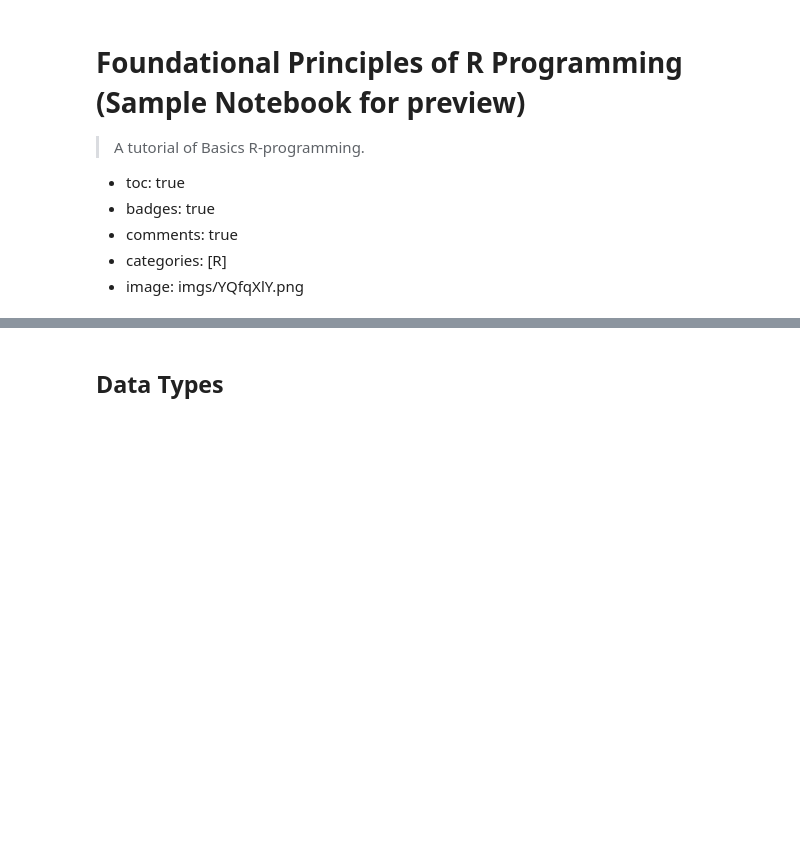
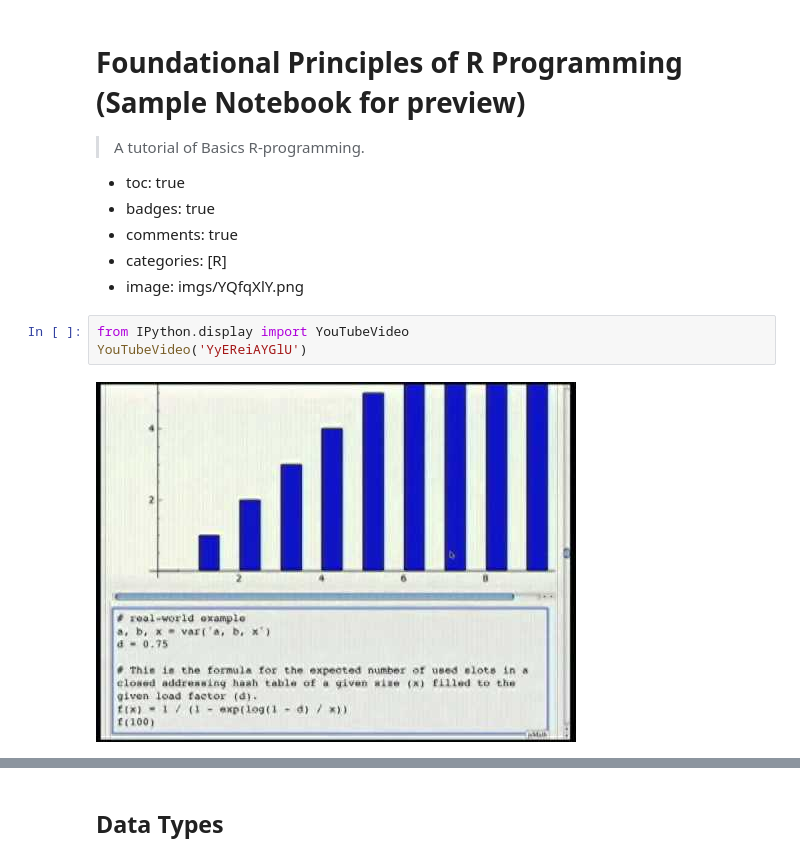
Before and after one commit to sumendar/endtoendprojects_old, a Jupyter notebook: _notebooks/2022-02-20-Notebook.ipynb, the cells around one changed output, grey strips where cells are left out. Cells and saved outputs as stored; diff of their text form; blank space fills up the shorter version.

```diff
--- a/_notebooks/2022-02-20-Notebook.ipynb
+++ b/_notebooks/2022-02-20-Notebook.ipynb
@@ -7,3 +7,8 @@
 - comments: true
 - categories: [R]
 - image: imgs/YQfqXlY.png
+# %%
+from IPython.display import YouTubeVideo
+YouTubeVideo('YyEReiAYGlU')
+# %% [output]
+[figure, added]
```
Also changed, not shown: parts of 1 cell of this notebook.
